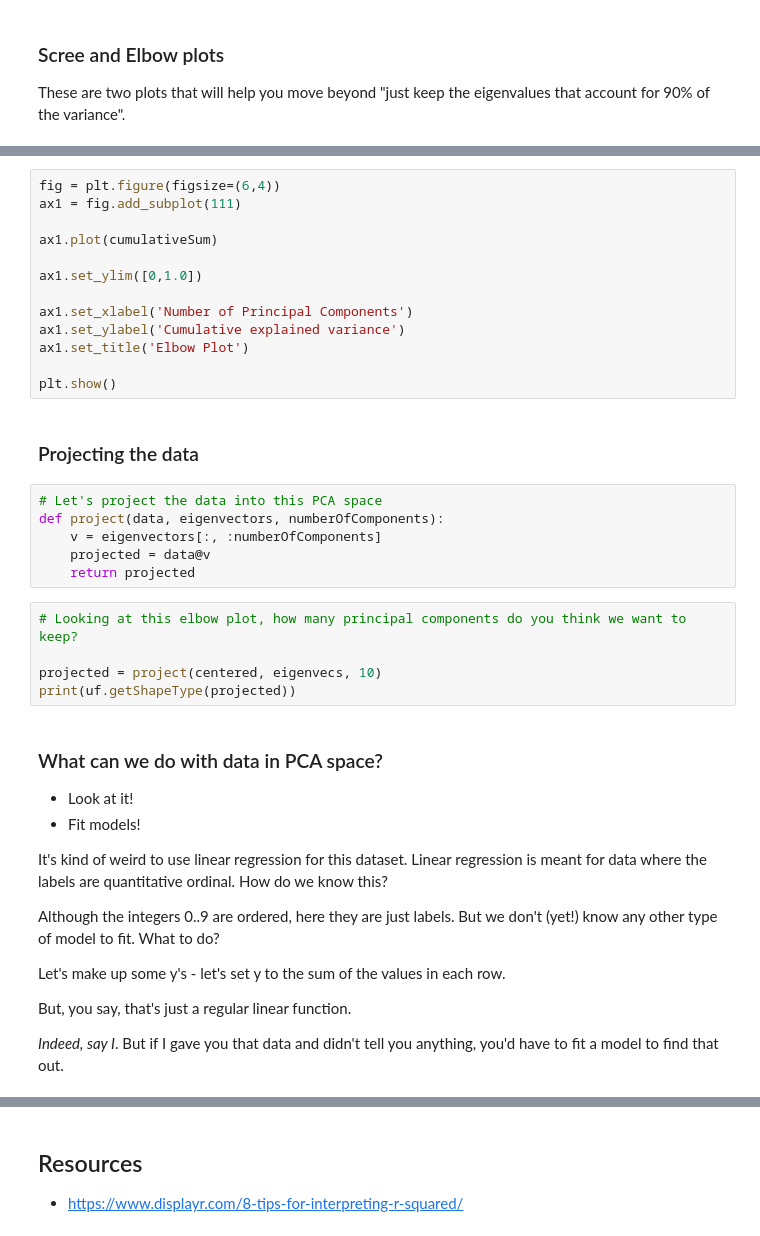
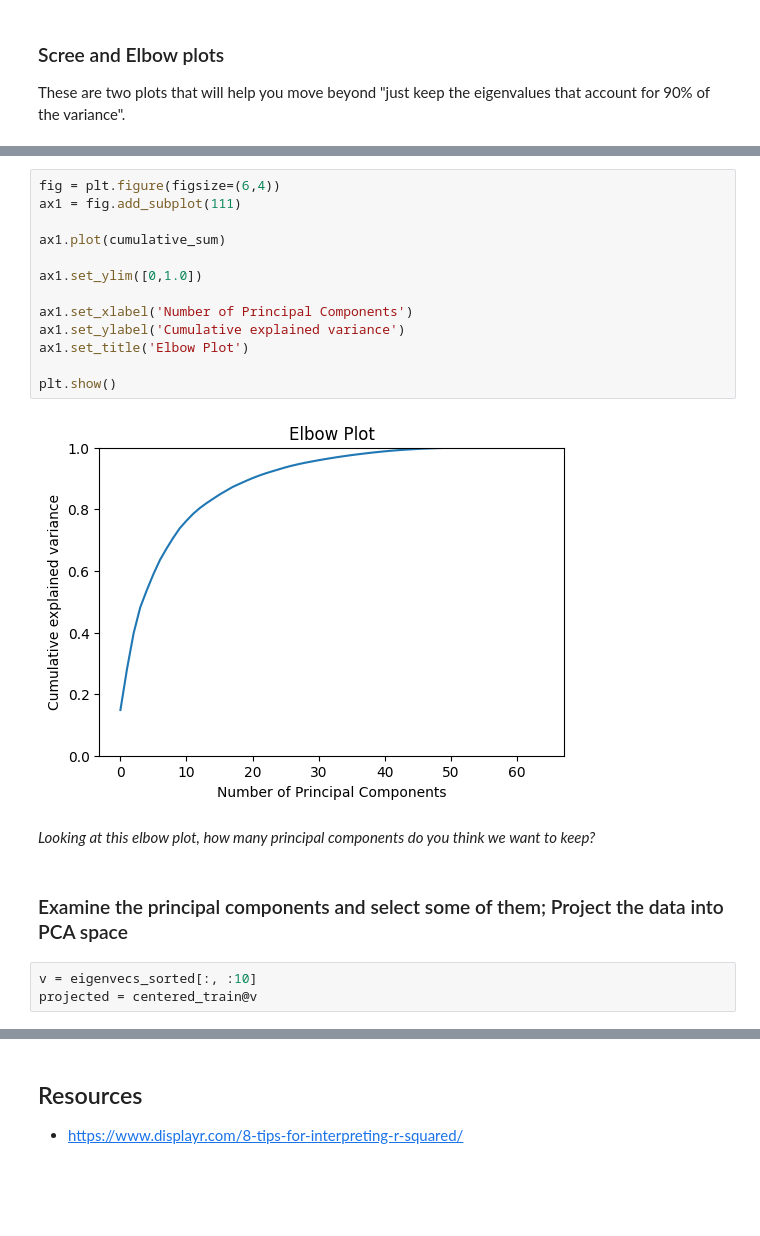
Before and after one commit to ajstent/CS252S22, a Jupyter notebook: Day19.ipynb, the cells around one changed output, grey strips where cells are left out. Saved outputs shown, nothing was run; the diff lists cells and outputs as text; blank space fills up the shorter version.

```diff
--- a/Day19.ipynb
+++ b/Day19.ipynb
@@ -166,41 +140,22 @@ plt.tight_layout()
 # %%
 fig = plt.figure(figsize=(6,4))
 ax1 = fig.add_subplot(111)
 
-ax1.plot(cumulativeSum)
+ax1.plot(cumulative_sum)
 
 ax1.set_ylim([0,1.0])
 
 ax1.set_xlabel('Number of Principal Components')
 ax1.set_ylabel('Cumulative explained variance')
 ax1.set_title('Elbow Plot')
 
 plt.show()
+# %% [output]
+[figure, added]
+# %% [markdown]
+*Looking at this elbow plot, how many principal components do you think we want to keep?*
 # %% [markdown]
-### Projecting the data
+### Examine the principal components and select some of them; Project the data into PCA space
 # %%
-# Let's project the data into this PCA space
-def project(data, eigenvectors, numberOfComponents):
-    v = eigenvectors[:, :numberOfComponents]
-    projected = data@v
-    return projected
+v = eigenvecs_sorted[:, :10]
+projected = centered_train@v
-# %%
-# Looking at this elbow plot, how many principal components do you think we want to keep?
-
-projected = project(centered, eigenvecs, 10)
-print(uf.getShapeType(projected))
-# %% [markdown]
-### What can we do with data in PCA space?
-
-* Look at it!
-* Fit models!
-
-It's kind of weird to use linear regression for this dataset. Linear regression is meant for data where the labels are quantitative ordinal. How do we know this?
-
-Although the integers 0..9 are ordered, here they are just labels. But we don't (yet!) know any other type of model to fit. What to do?
-
-Let's make up some y's - let's set y to the sum of the values in each row.
-
-But, you say, that's just a regular linear function.
-
-*Indeed, say I*. But if I gave you that data and didn't tell you anything, you'd have to fit a model to find that out.
```
Also changed, not shown: parts of 30 cells of this notebook, 2 other files.
